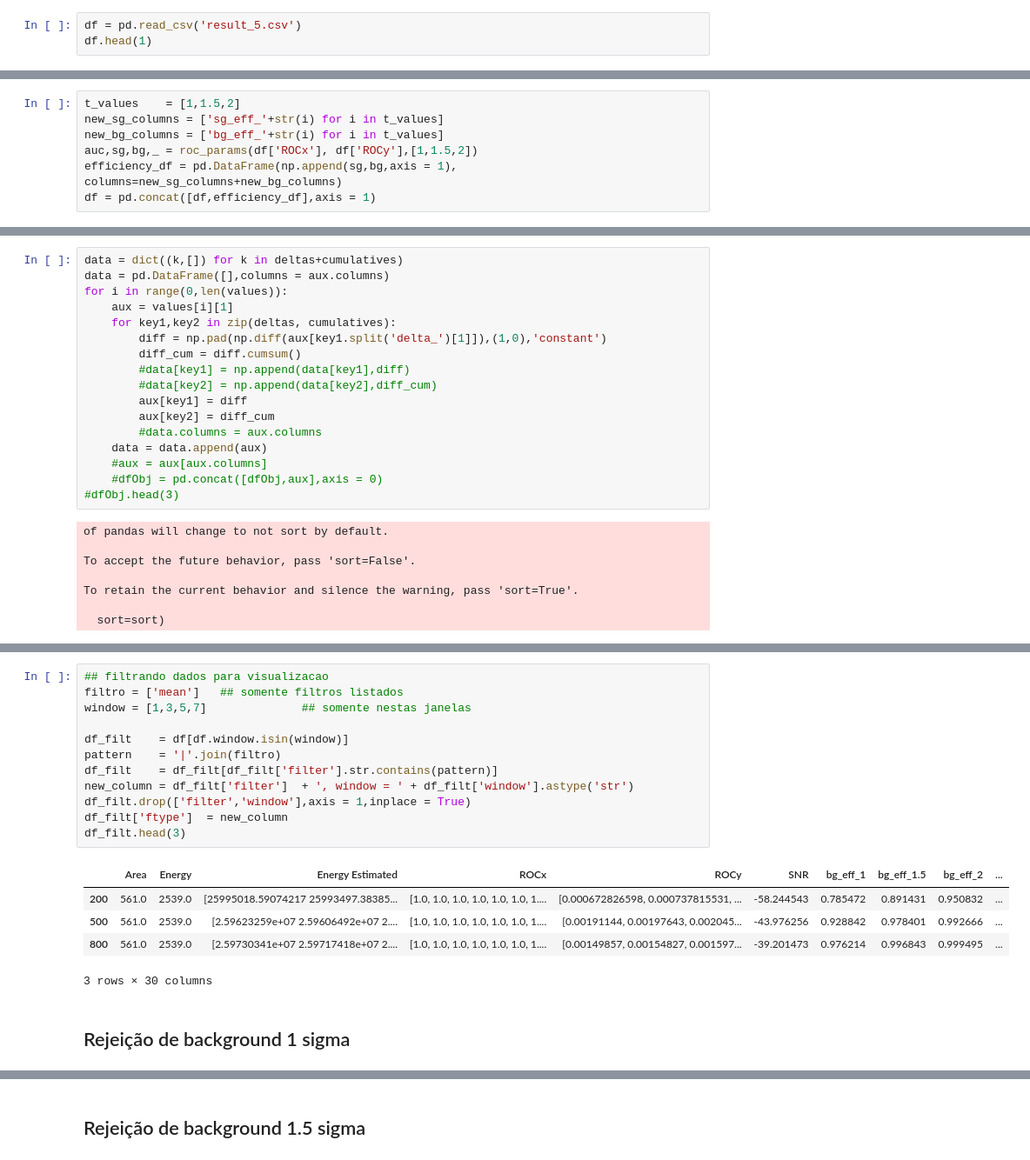
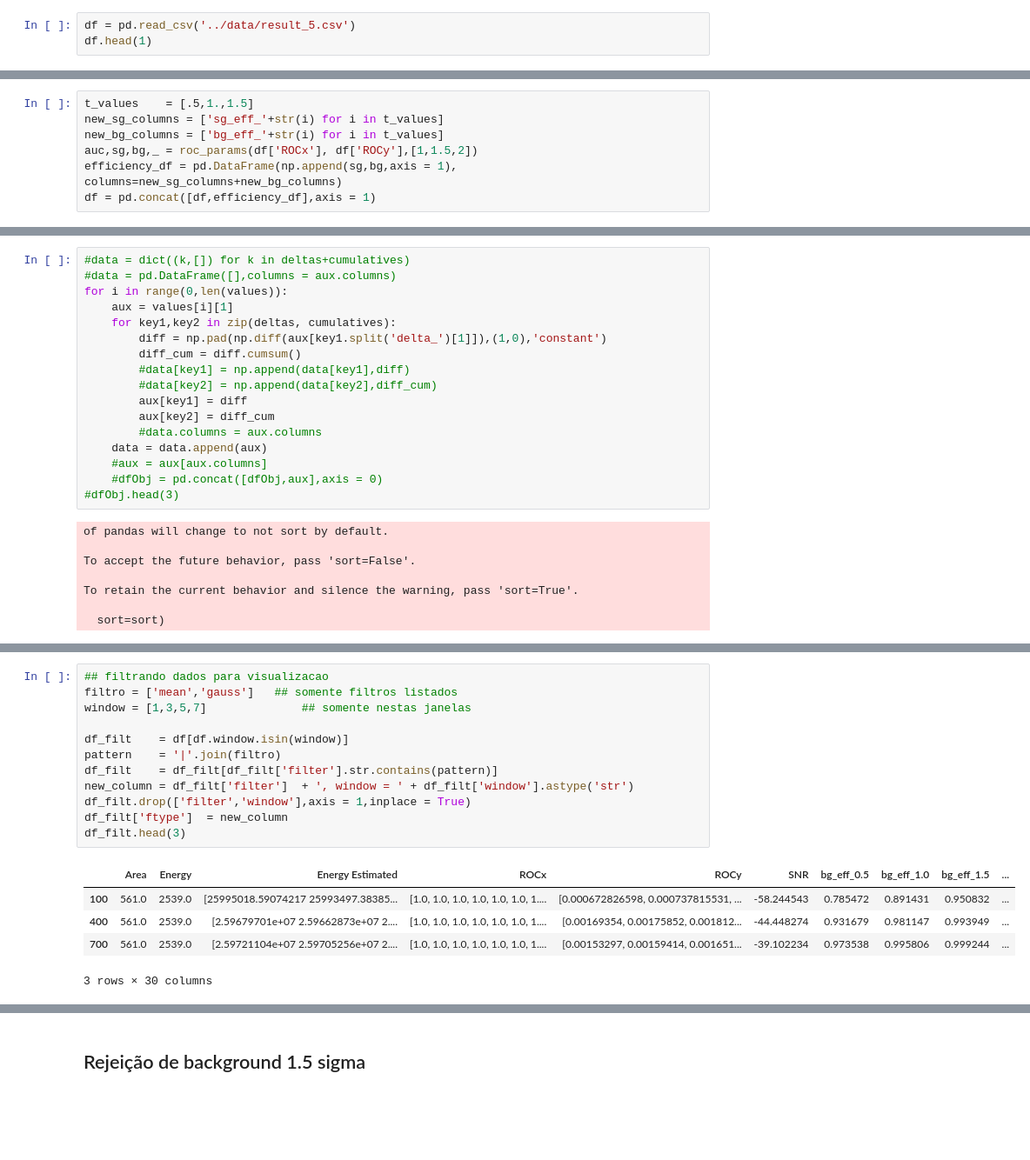
Before and after one commit to Gui1402/filtering_cygnus, a Jupyter notebook: notebooks/filter_analysis.ipynb, the cells around one changed output, grey strips where cells are left out. Shown: that part at 87% size. Drawn from its saved outputs; the diff is of its cells as text; blank space fills up the shorter version.

Commit message:
Filter analysis
It was possible to see the number of pixels gain using filters. Now I'm
tryng to see the same looking into energy estimation.

```diff
--- a/notebooks/filter_analysis.ipynb
+++ b/notebooks/filter_analysis.ipynb
@@ -54,5 +107,5 @@ def roc_params(dfx, dfy, thresholds):
 # %%
-df = pd.read_csv('result_5.csv')
+df = pd.read_csv('../data/result_5.csv')
 df.head(1)
 # %% [output]
 |  | SNR | w_size | Energy | Area | filter | window | ROCx | ROCy | Energy Estimated |
@@ -61,7 +114,7 @@ df.head(1)
 df['ROCx'] = bug_array_fix(df,'ROCx')
 df['ROCy'] = bug_array_fix(df,'ROCy')
 # %%
-t_values    = [1,1.5,2]
+t_values    = [.5,1.,1.5]
 new_sg_columns = ['sg_eff_'+str(i) for i in t_values]
 new_bg_columns = ['bg_eff_'+str(i) for i in t_values]
 auc,sg,bg,_ = roc_params(df['ROCx'], df['ROCy'],[1,1.5,2])
@@ -91,8 +144,8 @@ dfObj
 values = list(df.groupby(by=['image_num','filter']))
 data = pd.DataFrame([],columns = values[0][1].columns)
 # %%
-data = dict((k,[]) for k in deltas+cumulatives)
-data = pd.DataFrame([],columns = aux.columns)
+#data = dict((k,[]) for k in deltas+cumulatives)
+#data = pd.DataFrame([],columns = aux.columns)
 for i in range(0,len(values)):
     aux = values[i][1]
     for key1,key2 in zip(deltas, cumulatives):
@@ -145,20 +174,18 @@ df.head(10)
 # %%
 ## filtrando dados para visualizacao
-filtro = ['mean']   ## somente filtros listados
+filtro = ['mean','gauss']   ## somente filtros listados
 window = [1,3,5,7]              ## somente nestas janelas
 
 df_filt    = df[df.window.isin(window)]
 pattern    = '|'.join(filtro)
 df_filt    = df_filt[df_filt['filter'].str.contains(pattern)]
 new_column = df_filt['filter']  + ', window = ' + df_filt['window'].astype('str')
 df_filt.drop(['filter','window'],axis = 1,inplace = True)
 df_filt['ftype']  = new_column
 df_filt.head(3)
 # %% [output]
-|  | Area | Energy | Energy Estimated | ROCx | ROCy | SNR | bg_eff_1 | bg_eff_1.5 | bg_eff_2 | ... |
-| 200 | 561.0 | 2539.0 | [25995018.59074217 25993497.38385... | [1.0, 1.0, 1.0, 1.0, 1.0, 1.0, 1.... | [0.000672826598, 0.000737815531, ... | -58.244543 | 0.785472 | 0.891431 | 0.950832 | ... |
-| 500 | 561.0 | 2539.0 | [2.59623259e+07 2.59606492e+07 2.... | [1.0, 1.0, 1.0, 1.0, 1.0, 1.0, 1.... | [0.00191144, 0.00197643, 0.002045... | -43.976256 | 0.928842 | 0.978401 | 0.992666 | ... |
-| 800 | 561.0 | 2539.0 | [2.59730341e+07 2.59717418e+07 2.... | [1.0, 1.0, 1.0, 1.0, 1.0, 1.0, 1.... | [0.00149857, 0.00154827, 0.001597... | -39.201473 | 0.976214 | 0.996843 | 0.999495 | ... |
+|  | Area | Energy | Energy Estimated | ROCx | ROCy | SNR | bg_eff_0.5 | bg_eff_1.0 | bg_eff_1.5 | ... |
+| 100 | 561.0 | 2539.0 | [25995018.59074217 25993497.38385... | [1.0, 1.0, 1.0, 1.0, 1.0, 1.0, 1.... | [0.000672826598, 0.000737815531, ... | -58.244543 | 0.785472 | 0.891431 | 0.950832 | ... |
+| 400 | 561.0 | 2539.0 | [2.59679701e+07 2.59662873e+07 2.... | [1.0, 1.0, 1.0, 1.0, 1.0, 1.0, 1.... | [0.00169354, 0.00175852, 0.001812... | -44.448274 | 0.931679 | 0.981147 | 0.993949 | ... |
+| 700 | 561.0 | 2539.0 | [2.59721104e+07 2.59705256e+07 2.... | [1.0, 1.0, 1.0, 1.0, 1.0, 1.0, 1.... | [0.00153297, 0.00159414, 0.001651... | -39.102234 | 0.973538 | 0.995806 | 0.999244 | ... |
 3 rows × 30 columns
-# %% [markdown]
-## Rejeição de background 1 sigma
```
Also changed, not shown: parts of 26 cells of this notebook.
